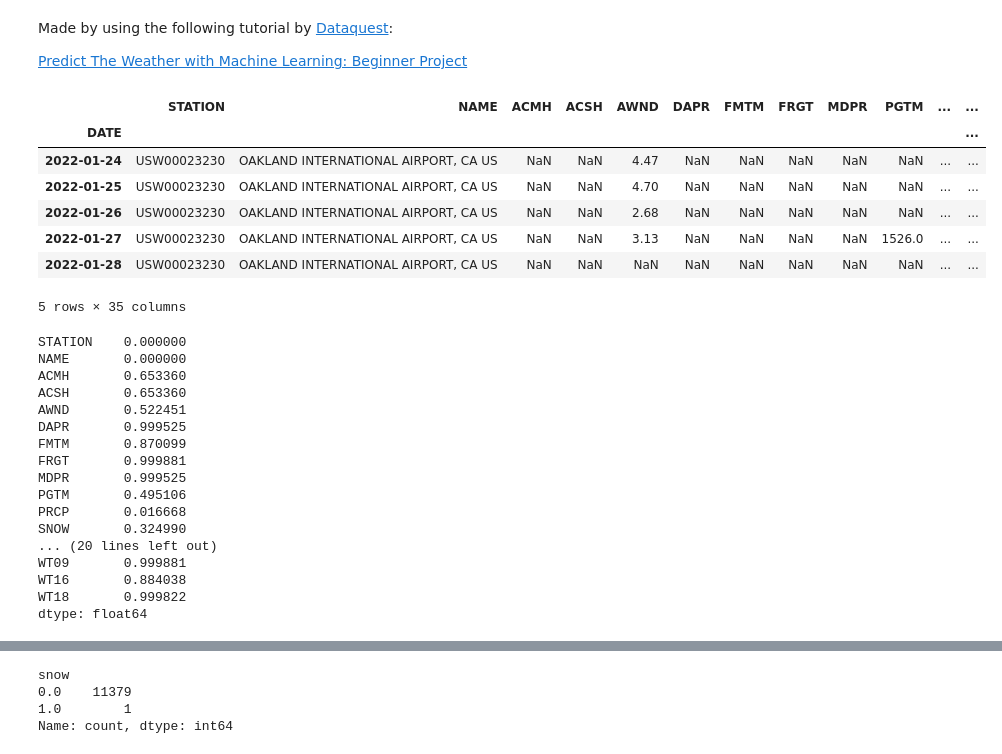
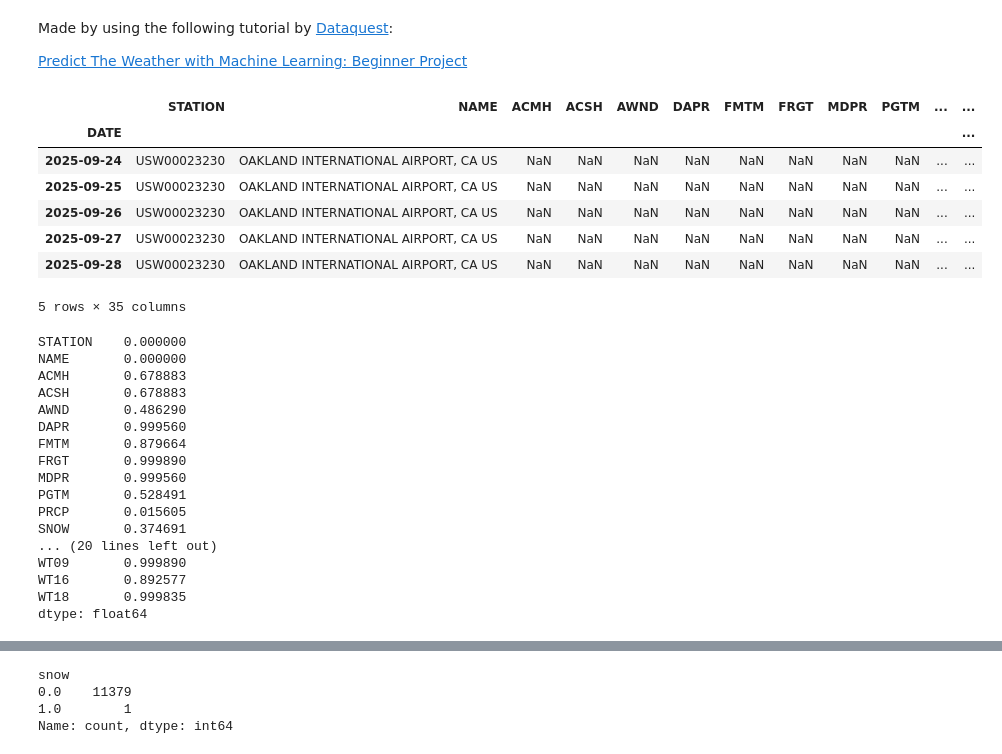
Before and after one commit to Didrik147/python-tutorials, a Jupyter notebook: Dataquest/weather_prediction.ipynb, the cells around one changed output, grey strips where cells are left out. Drawn from its saved outputs; the diff is of its cells as text; code cells hidden in the pictures.

```diff
--- a/Dataquest/weather_prediction.ipynb
+++ b/Dataquest/weather_prediction.ipynb
@@ -13,17 +14,18 @@ from sklearn.metrics import mean_squared_error
 # %%
 # Can specify the index column
-filename = "local_weather.csv"
+#filename = "local_weather.csv"
+filename = 'weather_data.csv'
 weather = pd.read_csv(filename, index_col="DATE")
 
 weather.tail()
 # %% [output]
 |  | STATION | NAME | ACMH | ACSH | AWND | DAPR | FMTM | FRGT | MDPR | PGTM | ... | ... |
 | DATE |  |  |  |  |  |  |  |  |  |  |  | ... |
-| 2022-01-24 | USW00023230 | OAKLAND INTERNATIONAL AIRPORT, CA US | NaN | NaN | 4.47 | NaN | NaN | NaN | NaN | NaN | ... | ... |
-| 2022-01-25 | USW00023230 | OAKLAND INTERNATIONAL AIRPORT, CA US | NaN | NaN | 4.70 | NaN | NaN | NaN | NaN | NaN | ... | ... |
-| 2022-01-26 | USW00023230 | OAKLAND INTERNATIONAL AIRPORT, CA US | NaN | NaN | 2.68 | NaN | NaN | NaN | NaN | NaN | ... | ... |
-| 2022-01-27 | USW00023230 | OAKLAND INTERNATIONAL AIRPORT, CA US | NaN | NaN | 3.13 | NaN | NaN | NaN | NaN | 1526.0 | ... | ... |
-| 2022-01-28 | USW00023230 | OAKLAND INTERNATIONAL AIRPORT, CA US | NaN | NaN | NaN | NaN | NaN | NaN | NaN | NaN | ... | ... |
+| 2025-09-24 | USW00023230 | OAKLAND INTERNATIONAL AIRPORT, CA US | NaN | NaN | NaN | NaN | NaN | NaN | NaN | NaN | ... | ... |
+| 2025-09-25 | USW00023230 | OAKLAND INTERNATIONAL AIRPORT, CA US | NaN | NaN | NaN | NaN | NaN | NaN | NaN | NaN | ... | ... |
+| 2025-09-26 | USW00023230 | OAKLAND INTERNATIONAL AIRPORT, CA US | NaN | NaN | NaN | NaN | NaN | NaN | NaN | NaN | ... | ... |
+| 2025-09-27 | USW00023230 | OAKLAND INTERNATIONAL AIRPORT, CA US | NaN | NaN | NaN | NaN | NaN | NaN | NaN | NaN | ... | ... |
+| 2025-09-28 | USW00023230 | OAKLAND INTERNATIONAL AIRPORT, CA US | NaN | NaN | NaN | NaN | NaN | NaN | NaN | NaN | ... | ... |
 5 rows × 35 columns
 # %%
 # Percentage of null values in column
@@ -31,20 +33,20 @@ weather.apply(pd.isnull).sum()/weather.shape[0]
 # %% [output]
 STATION    0.000000
 NAME       0.000000
-ACMH       0.653360
-ACSH       0.653360
-AWND       0.522451
-DAPR       0.999525
-FMTM       0.870099
-FRGT       0.999881
-MDPR       0.999525
-PGTM       0.495106
-PRCP       0.016668
-SNOW       0.324990
+ACMH       0.678883
+ACSH       0.678883
+AWND       0.486290
+DAPR       0.999560
+FMTM       0.879664
+FRGT       0.999890
+MDPR       0.999560
+PGTM       0.528491
+PRCP       0.015605
+SNOW       0.374691
 ... (20 lines left out)
-WT09       0.999881
-WT16       0.884038
-WT18       0.999822
+WT09       0.999890
+WT16       0.892577
+WT18       0.999835
 dtype: float64
 # %%
 core_weather = weather[['PRCP', 'SNOW', 'SNWD', 'TMAX', 'TMIN']].copy()
```
Also changed, not shown: parts of 30 cells of this notebook, 1 other file.
